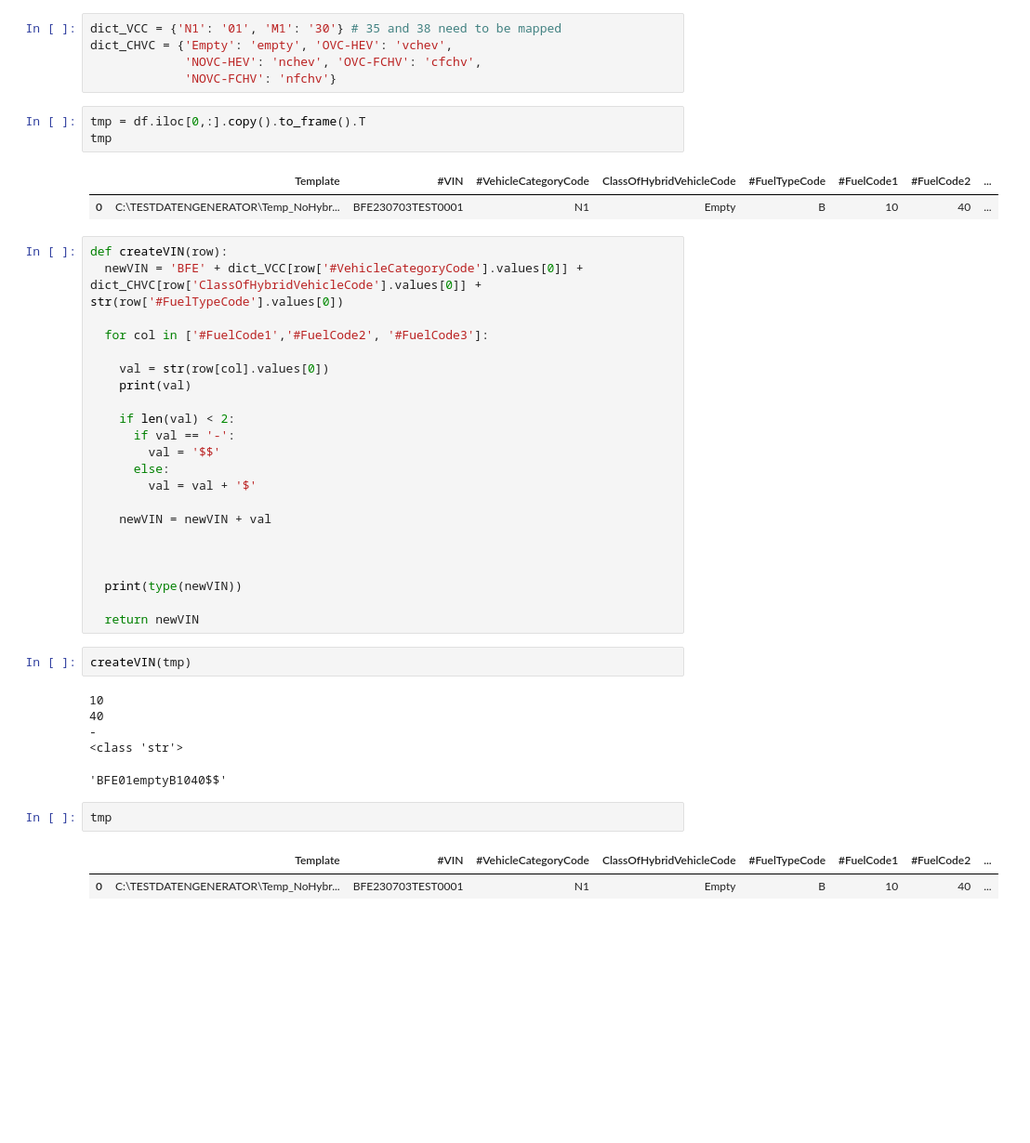
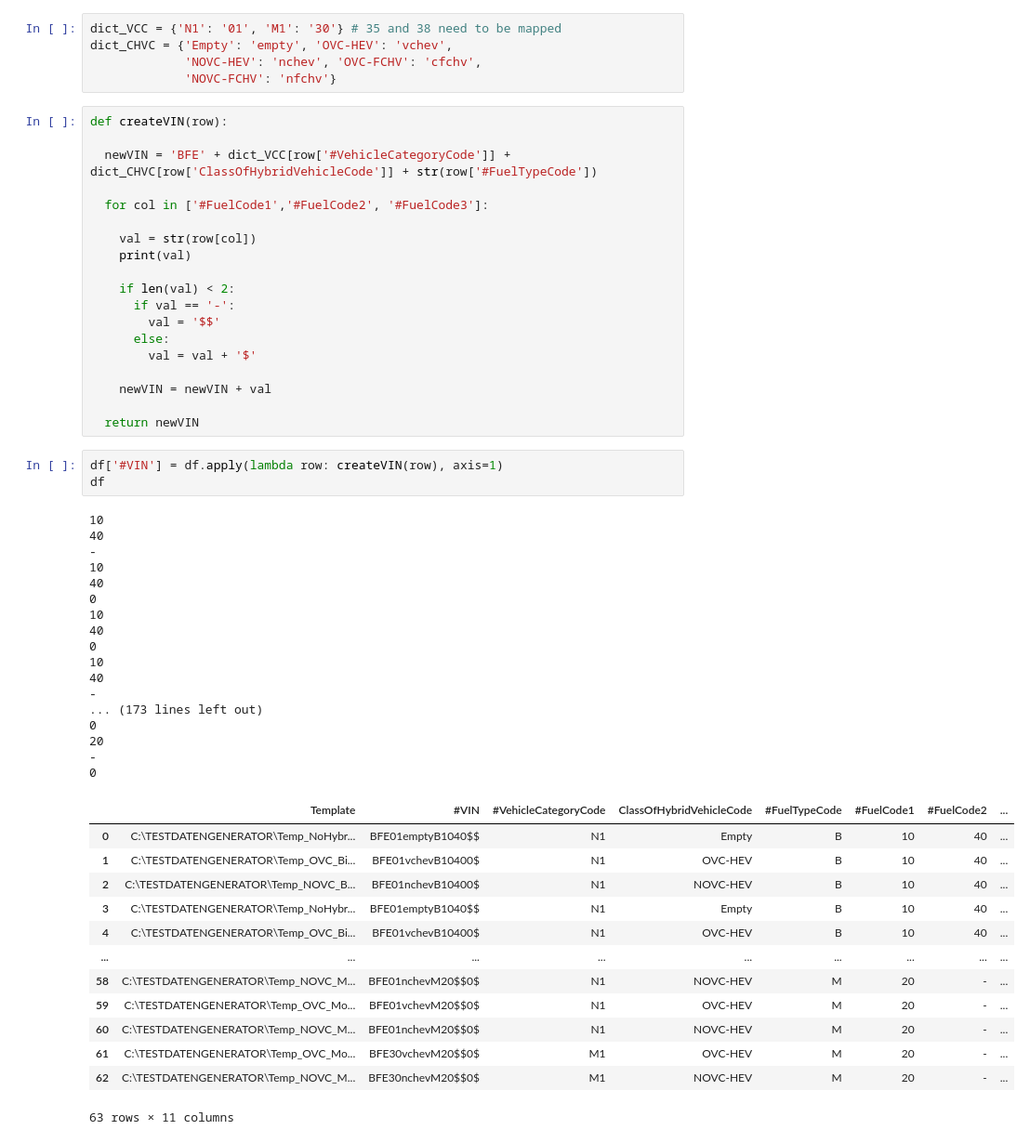
Before and after one commit to aresssera/generate_test_files_CO2_emission, a Jupyter notebook: getCSV.ipynb, the cells around one changed output. Shown at 93% size. Saved outputs shown, nothing was run; the diff lists cells and outputs as text; blank space fills up the shorter version.

```diff
--- a/getCSV.ipynb
+++ b/getCSV.ipynb
@@ -57,19 +57,14 @@ dict_VCC = {'N1': '01', 'M1': '30'} # 35 and 38 need to be mapped
 dict_CHVC = {'Empty': 'empty', 'OVC-HEV': 'vchev',
              'NOVC-HEV': 'nchev', 'OVC-FCHV': 'cfchv',
              'NOVC-FCHV': 'nfchv'}
-# %%
-tmp = df.iloc[0,:].copy().to_frame().T
-tmp
-# %% [output]
-|  | Template | #VIN | #VehicleCategoryCode | ClassOfHybridVehicleCode | #FuelTypeCode | #FuelCode1 | #FuelCode2 | ... |
-| 0 | C:\TESTDATENGENERATOR\Temp_NoHybr... | BFE230703TEST0001 | N1 | Empty | B | 10 | 40 | ... |
 # %%
 def createVIN(row):
-  newVIN = 'BFE' + dict_VCC[row['#VehicleCategoryCode'].values[0]] + dict_CHVC[row['ClassOfHybridVehicleCode'].values[0]] + str(row['#FuelTypeCode'].values[0])
+
+  newVIN = 'BFE' + dict_VCC[row['#VehicleCategoryCode']] + dict_CHVC[row['ClassOfHybridVehicleCode']] + str(row['#FuelTypeCode'])
 
   for col in ['#FuelCode1','#FuelCode2', '#FuelCode3']:
 
-    val = str(row[col].values[0])
+    val = str(row[col])
     print(val)
 
     if len(val) < 2:
@@ -80,21 +75,38 @@ def createVIN(row):
 
     newVIN = newVIN + val
 
-
-
-  print(type(newVIN))
-
   return newVIN
-# %%
-createVIN(tmp)
-# %% [output]
-10
-40
--
-<class 'str'>
-'BFE01emptyB1040$$'
-# %%
-tmp
-# %% [output]
-|  | Template | #VIN | #VehicleCategoryCode | ClassOfHybridVehicleCode | #FuelTypeCode | #FuelCode1 | #FuelCode2 | ... |
-| 0 | C:\TESTDATENGENERATOR\Temp_NoHybr... | BFE230703TEST0001 | N1 | Empty | B | 10 | 40 | ... |
+# %%
+df['#VIN'] = df.apply(lambda row: createVIN(row), axis=1)
+df
+# %% [output]
+10
+40
+-
+10
+40
+0
+10
+40
+0
+10
+40
+-
+... (173 lines left out)
+0
+20
+-
+0
+|  | Template | #VIN | #VehicleCategoryCode | ClassOfHybridVehicleCode | #FuelTypeCode | #FuelCode1 | #FuelCode2 | ... |
+| 0 | C:\TESTDATENGENERATOR\Temp_NoHybr... | BFE01emptyB1040$$ | N1 | Empty | B | 10 | 40 | ... |
+| 1 | C:\TESTDATENGENERATOR\Temp_OVC_Bi... | BFE01vchevB10400$ | N1 | OVC-HEV | B | 10 | 40 | ... |
+| 2 | C:\TESTDATENGENERATOR\Temp_NOVC_B... | BFE01nchevB10400$ | N1 | NOVC-HEV | B | 10 | 40 | ... |
+| 3 | C:\TESTDATENGENERATOR\Temp_NoHybr... | BFE01emptyB1040$$ | N1 | Empty | B | 10 | 40 | ... |
+| 4 | C:\TESTDATENGENERATOR\Temp_OVC_Bi... | BFE01vchevB10400$ | N1 | OVC-HEV | B | 10 | 40 | ... |
+| ... | ... | ... | ... | ... | ... | ... | ... | ... |
+| 58 | C:\TESTDATENGENERATOR\Temp_NOVC_M... | BFE01nchevM20$$0$ | N1 | NOVC-HEV | M | 20 | - | ... |
+| 59 | C:\TESTDATENGENERATOR\Temp_OVC_Mo... | BFE01vchevM20$$0$ | N1 | OVC-HEV | M | 20 | - | ... |
+| 60 | C:\TESTDATENGENERATOR\Temp_NOVC_M... | BFE01nchevM20$$0$ | N1 | NOVC-HEV | M | 20 | - | ... |
+| 61 | C:\TESTDATENGENERATOR\Temp_OVC_Mo... | BFE30vchevM20$$0$ | M1 | OVC-HEV | M | 20 | - | ... |
+| 62 | C:\TESTDATENGENERATOR\Temp_NOVC_M... | BFE30nchevM20$$0$ | M1 | NOVC-HEV | M | 20 | - | ... |
+63 rows × 11 columns
```
